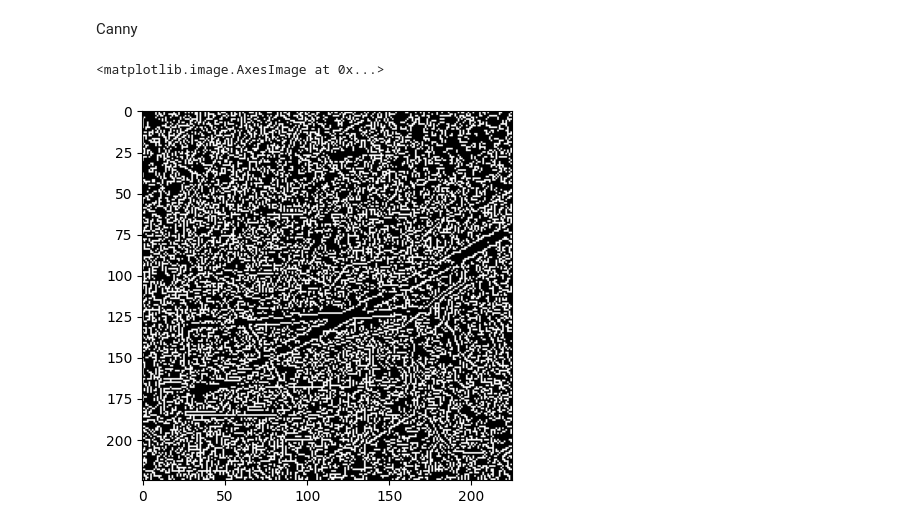
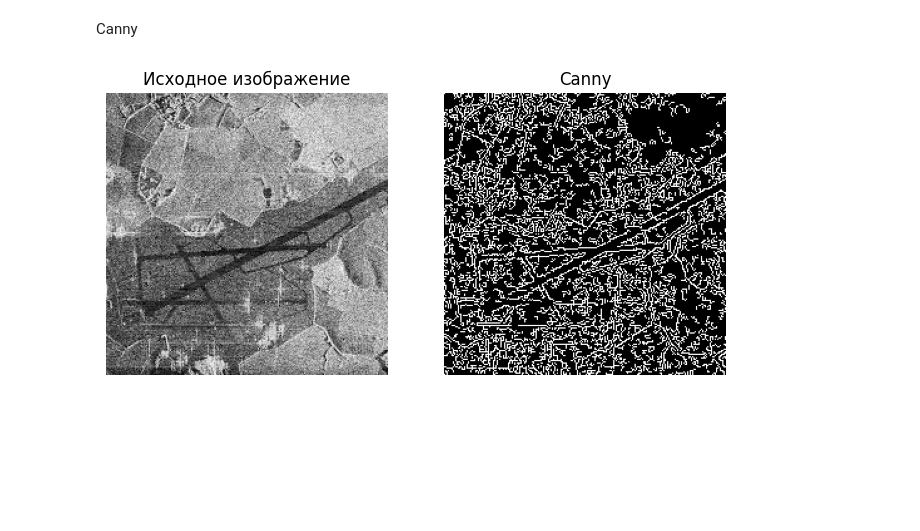
Before and after one commit to KotelnikovaA/Image_Processing, a Jupyter notebook: hw3/Homework_3.ipynb, the cells around one changed output. Cells and saved outputs as stored; diff of their text form; code cells hidden in the pictures; blank space fills up the shorter version.

```diff
--- a/hw3/Homework_3.ipynb
+++ b/hw3/Homework_3.ipynb
@@ -92,8 +100,11 @@ plt.imshow((grad - grad.min())*255, cmap="gray")
 # %% [markdown]
 Canny
 # %%
-edges = cv2.Canny(image_gray,100,200)
-plt.imshow(edges, cmap="gray")
+edges = cv2.Canny(image_gray,150,300)
+
+plt.figure(figsize=(8, 4))
+plt.subplot(1, 2, 1); plt.imshow(image_gray, cmap='gray'); plt.title('Исходное изображение'); plt.axis('off')
+plt.subplot(1, 2, 2); plt.imshow(edges, cmap='gray'); plt.title('Canny'); plt.axis('off')
+plt.show()
 # %% [output]
-<matplotlib.image.AxesImage at 0x...>
-[figure, old version]
+[figure, new version]
```
Also changed, not shown: parts of 8 cells of this notebook.
